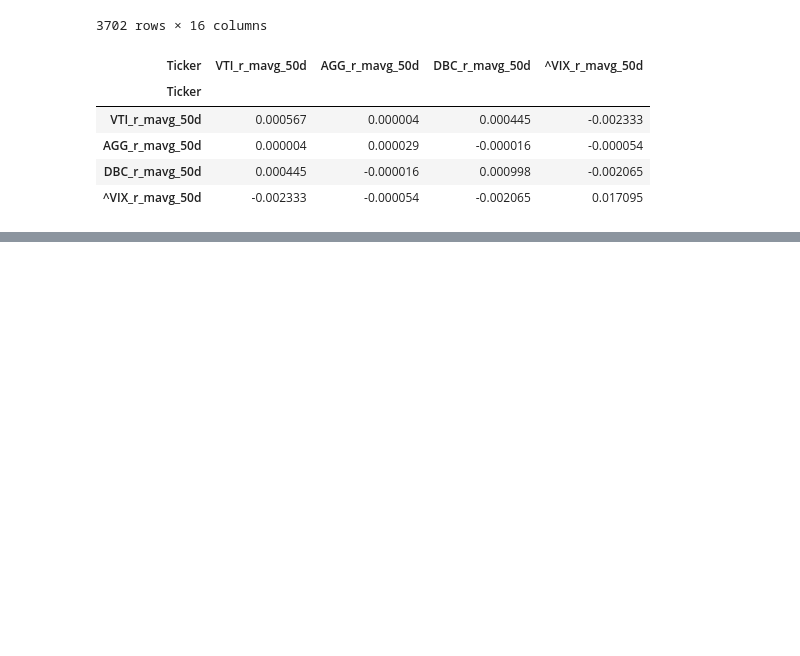
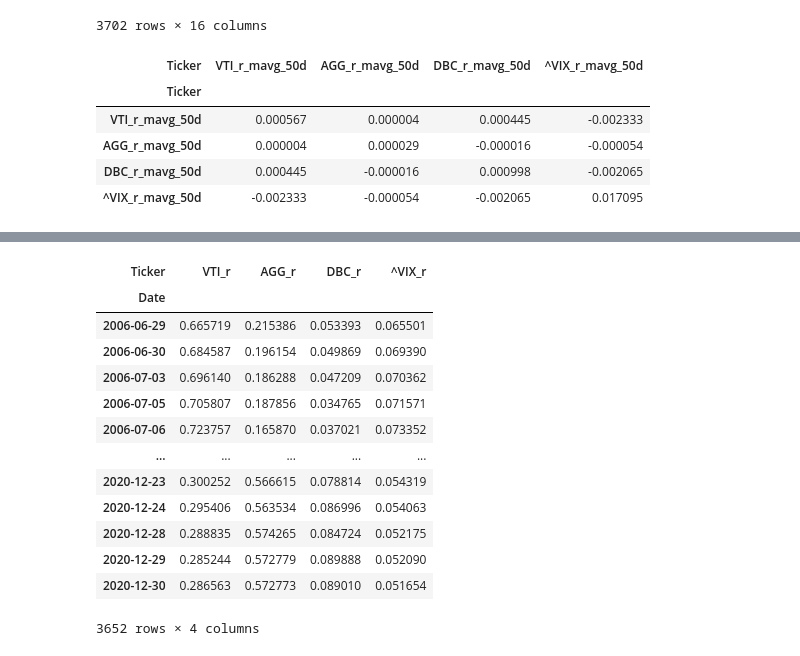
Before and after one commit to alexandreviard/DL-Portfolio-CMAP, a Jupyter notebook: maximum_diversification.ipynb, the cells around one changed output, grey strips where cells are left out. Saved outputs shown, nothing was run; the diff lists cells and outputs as text; code cells hidden in the pictures; blank space fills up the shorter version.

```diff
--- a/maximum_diversification.ipynb
+++ b/maximum_diversification.ipynb
@@ -213 +234,18 @@ for i in range(len(axs)):
+# %%
+weights_matrix
+# %% [output]
+| Ticker | VTI_r | AGG_r | DBC_r | ^VIX_r |
+| Date |  |  |  |  |
+| 2006-06-29 | 0.665719 | 0.215386 | 0.053393 | 0.065501 |
+| 2006-06-30 | 0.684587 | 0.196154 | 0.049869 | 0.069390 |
+| 2006-07-03 | 0.696140 | 0.186288 | 0.047209 | 0.070362 |
+| 2006-07-05 | 0.705807 | 0.187856 | 0.034765 | 0.071571 |
+| 2006-07-06 | 0.723757 | 0.165870 | 0.037021 | 0.073352 |
+| ... | ... | ... | ... | ... |
+| 2020-12-23 | 0.300252 | 0.566615 | 0.078814 | 0.054319 |
+| 2020-12-24 | 0.295406 | 0.563534 | 0.086996 | 0.054063 |
+| 2020-12-28 | 0.288835 | 0.574265 | 0.084724 | 0.052175 |
+| 2020-12-29 | 0.285244 | 0.572779 | 0.089888 | 0.052090 |
+| 2020-12-30 | 0.286563 | 0.572773 | 0.089010 | 0.051654 |
+3652 rows × 4 columns
 # %%
```
Also changed, not shown: parts of 15 cells of this notebook.
